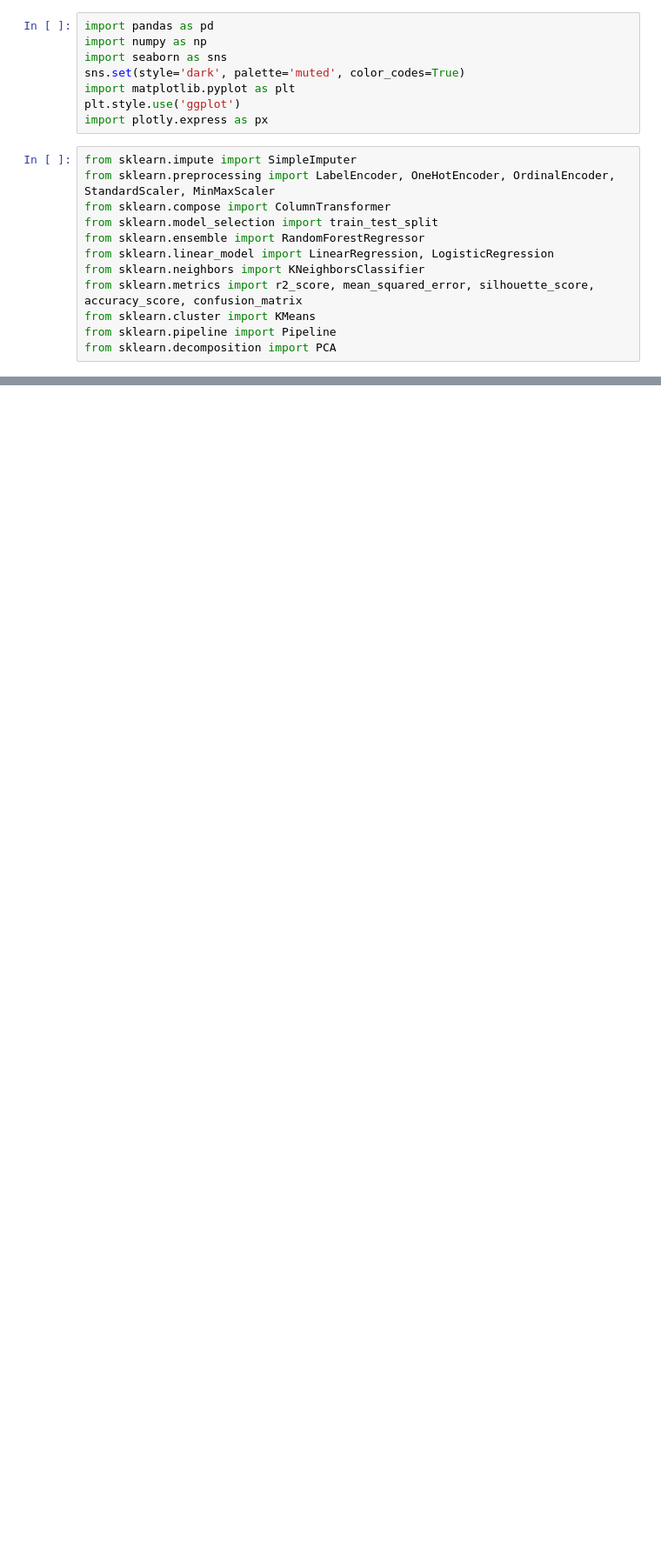
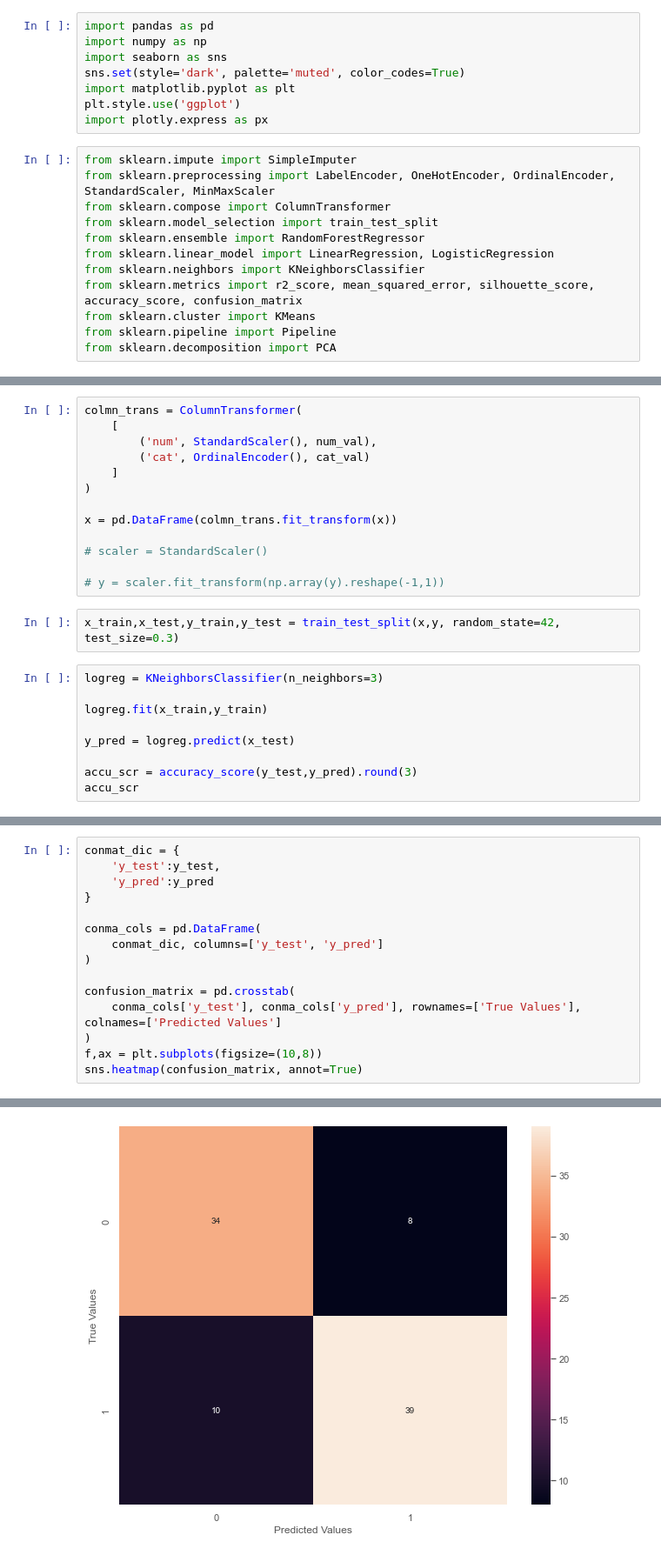
Before and after one commit to Omuk/Reborn, a Jupyter notebook: Data Practice/Practice_Field.ipynb, the cells around one changed output, grey strips where cells are left out. Shown at 87% size. Cells and saved outputs as stored; diff of their text form; blank space fills up the shorter version.

```diff
--- a/Data Practice/Practice_Field.ipynb
+++ b/Data Practice/Practice_Field.ipynb
@@ -53,0 +88,24 @@ dtype: float64
+# %%
+colmn_trans = ColumnTransformer(
+    [
+        ('num', StandardScaler(), num_val),
+        ('cat', OrdinalEncoder(), cat_val)
+    ]
+)
+
+x = pd.DataFrame(colmn_trans.fit_transform(x))
+
+# scaler = StandardScaler()
+
+# y = scaler.fit_transform(np.array(y).reshape(-1,1))
+# %%
+x_train,x_test,y_train,y_test = train_test_split(x,y, random_state=42, test_size=0.3)
+# %%
+logreg = KNeighborsClassifier(n_neighbors=3)
+
+logreg.fit(x_train,y_train)
+
+y_pred = logreg.predict(x_test)
+
+accu_scr = accuracy_score(y_test,y_pred).round(3)
+accu_scr
@@ -53,0 +114,16 @@ dtype: float64
+# %%
+conmat_dic = {
+    'y_test':y_test,
+    'y_pred':y_pred
+}
+
+conma_cols = pd.DataFrame(
+    conmat_dic, columns=['y_test', 'y_pred']
+)
+
+confusion_matrix = pd.crosstab(
+    conma_cols['y_test'], conma_cols['y_pred'], rownames=['True Values'], colnames=['Predicted Values']
+)
+f,ax = plt.subplots(figsize=(10,8))
+sns.heatmap(confusion_matrix, annot=True)
+# %% [output]
@@ -53,0 +131 @@ dtype: float64
+[figure, added]
```
Also changed, not shown: parts of 10 cells of this notebook.
